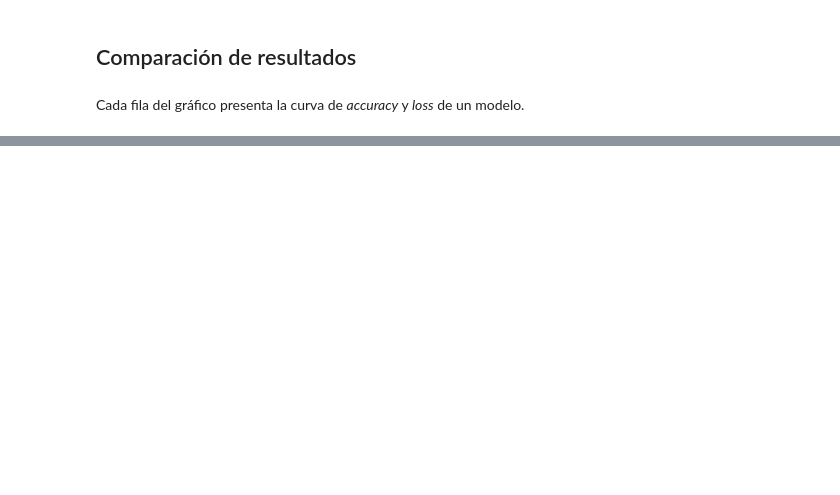
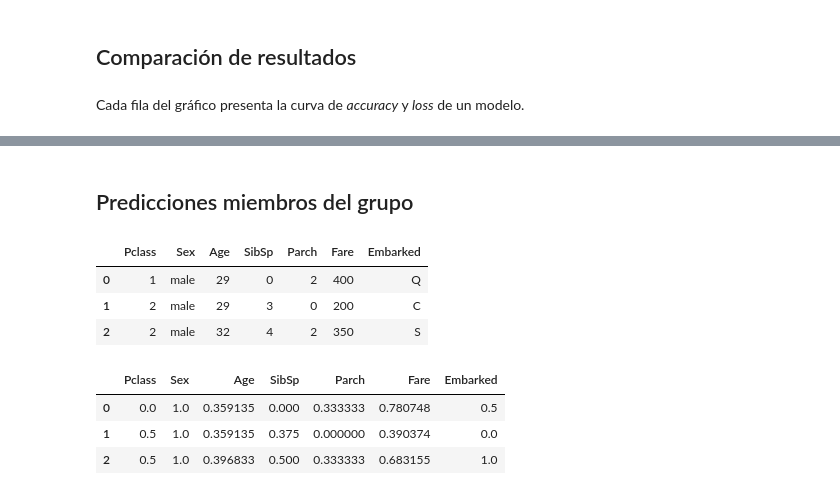
Before and after one commit to maticlein/lab1_MLA_perceptron_multicapa, a Jupyter notebook: notebooks/lab1.ipynb, the cells around one changed output, grey strips where cells are left out. Saved outputs shown, nothing was run; the diff lists cells and outputs as text; code cells hidden in the pictures; blank space fills up the shorter version.

Commit message:
resultados grupo

```diff
--- a/notebooks/lab1.ipynb
+++ b/notebooks/lab1.ipynb
@@ -473,0 +492,57 @@ plt.show()
+# %% [markdown]
+## Predicciones miembros del grupo
+# %%
+# Pclass # clase (1, 2, 3)
+# Sex	# sexo
+# Age	 # edad
+# SibSp # hermanos
+# Parch # padres-hijos
+# Fare # tarifa (5-512)
+# Embarked # puerto de embarque (C - 0 = Cherbourg; Q - 1 = Queenstown; S - 2 = Southampton)
+
+d = {"Pclass": [1, 2, 2],
+    "Sex": ["male", "male", "male"],
+    "Age": [29, 29, 32],
+    "SibSp": [0, 3, 4],
+    "Parch": [2, 0, 2],
+    "Fare": [400, 200, 350],
+    "Embarked": ["Q", "C", "S"]
+    }
+
+grupo_df = pd.DataFrame(data = d)
+grupo_df.head()
+# %% [output]
+|  | Pclass | Sex | Age | SibSp | Parch | Fare | Embarked |
+| 0 | 1 | male | 29 | 0 | 2 | 400 | Q |
+| 1 | 2 | male | 29 | 3 | 0 | 200 | C |
+| 2 | 2 | male | 32 | 4 | 2 | 350 | S |
+# %%
+# Pclass-> min: 1.0 / max: 3.0
+# Sex-> min: 0.0 / max: 1.0
+# Age-> min: 0.028 / max: 5.333333333333333
+# SibSp-> min: 0.0 / max: 8.0
+# Parch-> min: 0.0 / max: 6.0
+# Fare-> min: 0.0 / max: 22.1887429838542
+# Embarked-> min: 0.0 / max: 2.0
+
+# Age     15.0000
+# Fare    23.0896
+
+mins = [1.0, 0.0, 0.028, 0.0, 0.0, 0.0, 0.0]
+maxs = [3.0, 1.0, 5.333333333333333, 8.0, 6.0, 22.1887429838542, 2.0]
+
+grupo_df["Sex"].replace(to_replace=["female", "male"], value=[0, 1], inplace = True)
+grupo_df["Embarked"].replace(to_replace=["C", "Q", "S"], value=[0, 1, 2], inplace = True)
+grupo_df = grupo_df.astype("float64")
+grupo_df["Age"] = grupo_df["Age"] / 15.0000
+grupo_df["Fare"] = grupo_df["Fare"] / 23.0896
+
+for column, i in zip(grupo_df.columns, range(0, 7)):
+    grupo_df[column] = (grupo_df[column] - mins[i]) / (maxs[i] - mins[i])
+
+grupo_df
+# %% [output]
+|  | Pclass | Sex | Age | SibSp | Parch | Fare | Embarked |
+| 0 | 0.0 | 1.0 | 0.359135 | 0.000 | 0.333333 | 0.780748 | 0.5 |
+| 1 | 0.5 | 1.0 | 0.359135 | 0.375 | 0.000000 | 0.390374 | 0.0 |
+| 2 | 0.5 | 1.0 | 0.396833 | 0.500 | 0.333333 | 0.683155 | 1.0 |
```
Also changed, not shown: parts of 8 cells of this notebook.
